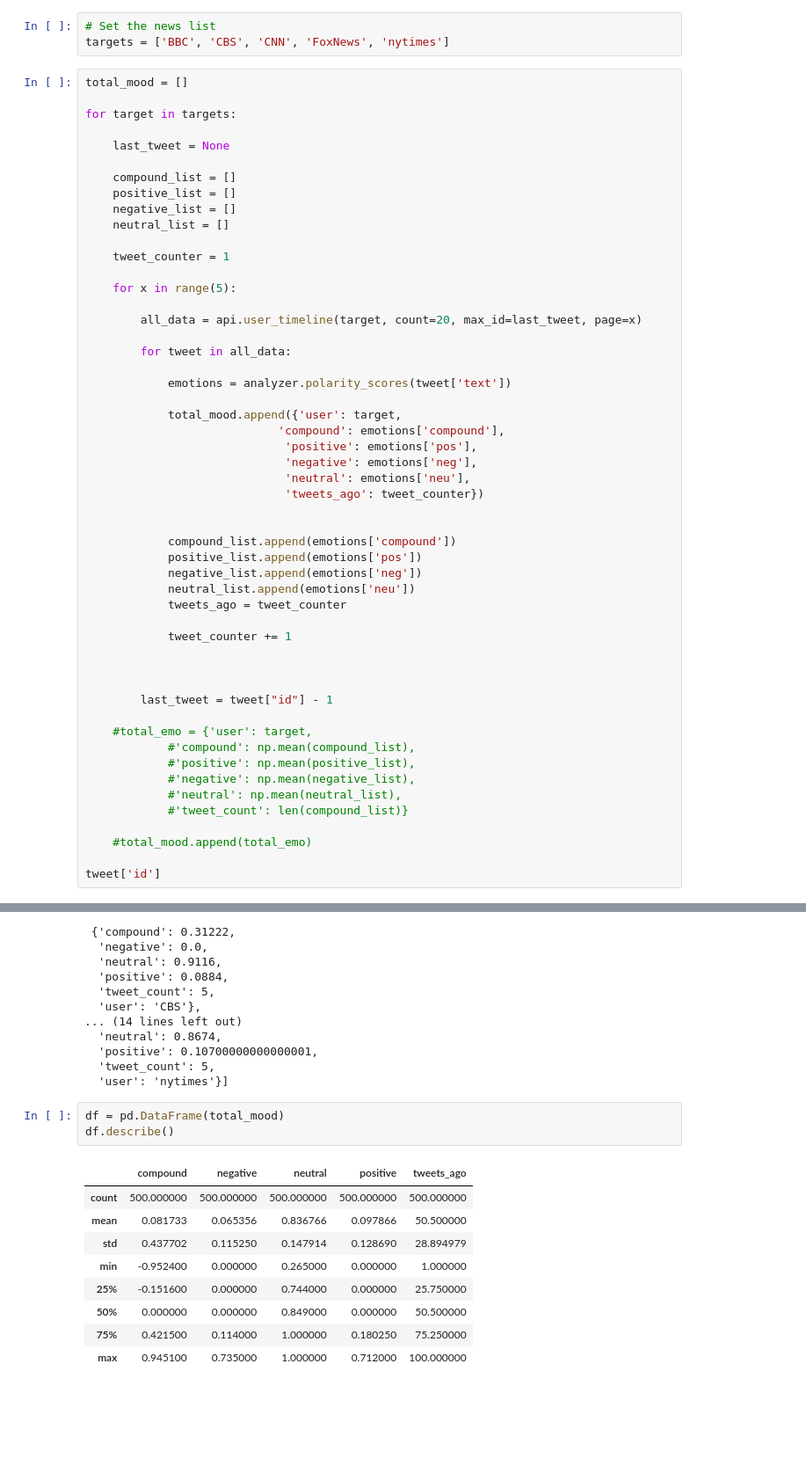
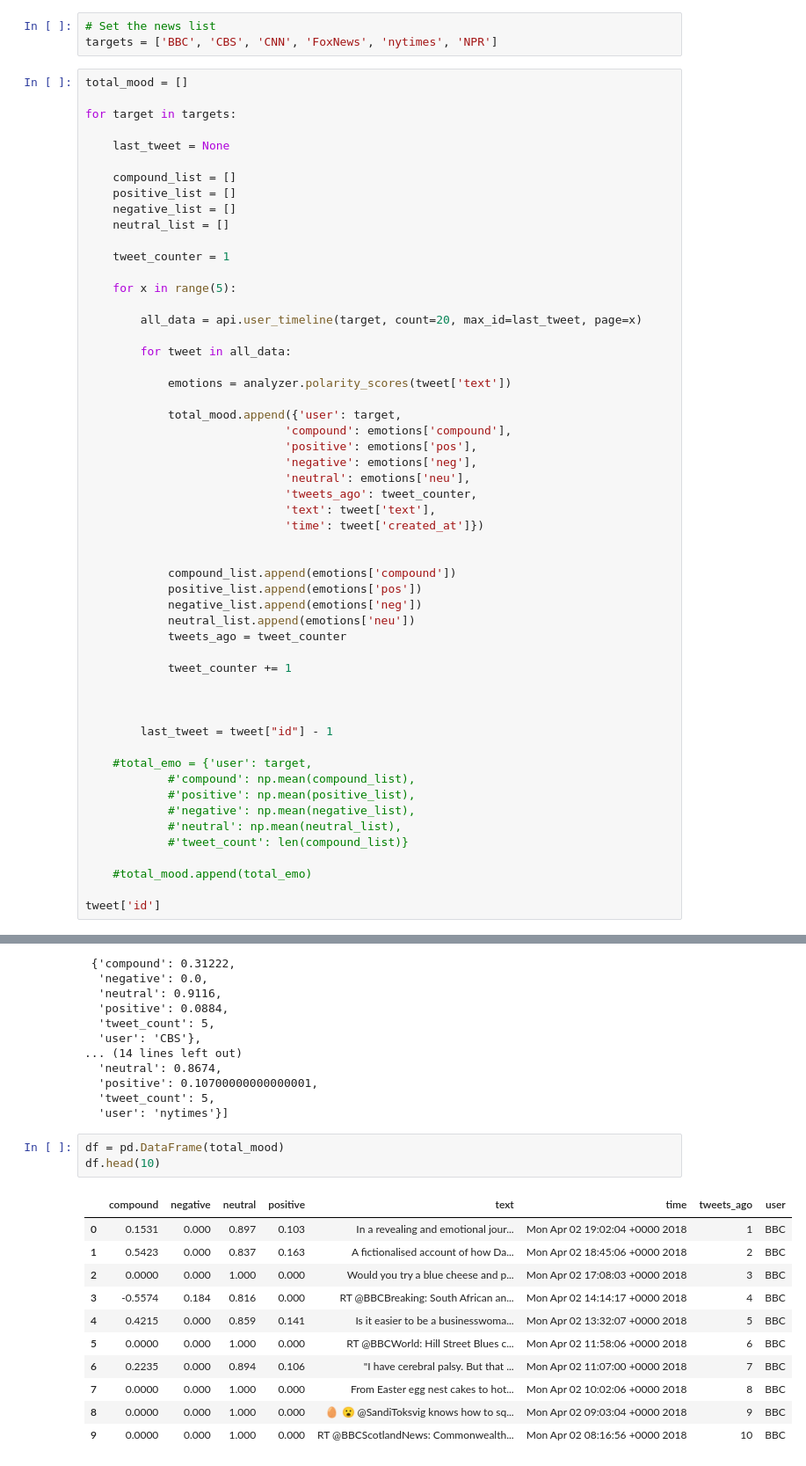
Before and after one commit to Gryazzz/News_mood_Twitter, a Jupyter notebook: News_sentiment.ipynb, the cells around one changed output, grey strips where cells are left out. Shown at 88% size. Drawn from its saved outputs; the diff is of its cells as text; blank space fills up the shorter version.

```diff
--- a/News_sentiment.ipynb
+++ b/News_sentiment.ipynb
@@ -14,7 +15,7 @@ auth.set_access_token(access_token, access_token_secret)
 api = tweepy.API(auth, parser=tweepy.parsers.JSONParser())
 # %%
 # Set the news list
-targets = ['BBC', 'CBS', 'CNN', 'FoxNews', 'nytimes']
+targets = ['BBC', 'CBS', 'CNN', 'FoxNews', 'nytimes', 'NPR']
 # %%
 total_mood = []
 
@@ -38,11 +39,13 @@ for target in targets:
             emotions = analyzer.polarity_scores(tweet['text'])
 
             total_mood.append({'user': target,
-                            'compound': emotions['compound'],
+                             'compound': emotions['compound'],
                              'positive': emotions['pos'],
                              'negative': emotions['neg'],
                              'neutral': emotions['neu'],
-                             'tweets_ago': tweet_counter})
+                             'tweets_ago': tweet_counter,
+                             'text': tweet['text'],
+                             'time': tweet['created_at']})
 
 
             compound_list.append(emotions['compound'])
@@ -103,14 +98,16 @@ total_mood
   'user': 'nytimes'}]
 # %%
 df = pd.DataFrame(total_mood)
-df.describe()
+df.head(10)
 # %% [output]
-|  | compound | negative | neutral | positive | tweets_ago |
-| count | 500.000000 | 500.000000 | 500.000000 | 500.000000 | 500.000000 |
-| mean | 0.081733 | 0.065356 | 0.836766 | 0.097866 | 50.500000 |
-| std | 0.437702 | 0.115250 | 0.147914 | 0.128690 | 28.894979 |
-| min | -0.952400 | 0.000000 | 0.265000 | 0.000000 | 1.000000 |
-| 25% | -0.151600 | 0.000000 | 0.744000 | 0.000000 | 25.750000 |
-| 50% | 0.000000 | 0.000000 | 0.849000 | 0.000000 | 50.500000 |
-| 75% | 0.421500 | 0.114000 | 1.000000 | 0.180250 | 75.250000 |
-| max | 0.945100 | 0.735000 | 1.000000 | 0.712000 | 100.000000 |
+|  | compound | negative | neutral | positive | text | time | tweets_ago | user |
+| 0 | 0.1531 | 0.000 | 0.897 | 0.103 | In a revealing and emotional jour... | Mon Apr 02 19:02:04 +0000 2018 | 1 | BBC |
+| 1 | 0.5423 | 0.000 | 0.837 | 0.163 | A fictionalised account of how Da... | Mon Apr 02 18:45:06 +0000 2018 | 2 | BBC |
+| 2 | 0.0000 | 0.000 | 1.000 | 0.000 | Would you try a blue cheese and p... | Mon Apr 02 17:08:03 +0000 2018 | 3 | BBC |
+| 3 | -0.5574 | 0.184 | 0.816 | 0.000 | RT @BBCBreaking: South African an... | Mon Apr 02 14:14:17 +0000 2018 | 4 | BBC |
+| 4 | 0.4215 | 0.000 | 0.859 | 0.141 | Is it easier to be a businesswoma... | Mon Apr 02 13:32:07 +0000 2018 | 5 | BBC |
+| 5 | 0.0000 | 0.000 | 1.000 | 0.000 | RT @BBCWorld: Hill Street Blues c... | Mon Apr 02 11:58:06 +0000 2018 | 6 | BBC |
+| 6 | 0.2235 | 0.000 | 0.894 | 0.106 | "I have cerebral palsy. But that ... | Mon Apr 02 11:07:00 +0000 2018 | 7 | BBC |
+| 7 | 0.0000 | 0.000 | 1.000 | 0.000 | From Easter egg nest cakes to hot... | Mon Apr 02 10:02:06 +0000 2018 | 8 | BBC |
+| 8 | 0.0000 | 0.000 | 1.000 | 0.000 | 🥚 😮 @SandiToksvig knows how to sq... | Mon Apr 02 09:03:04 +0000 2018 | 9 | BBC |
+| 9 | 0.0000 | 0.000 | 1.000 | 0.000 | RT @BBCScotlandNews: Commonwealth... | Mon Apr 02 08:16:56 +0000 2018 | 10 | BBC |
```
Also changed, not shown: parts of 11 cells of this notebook.
